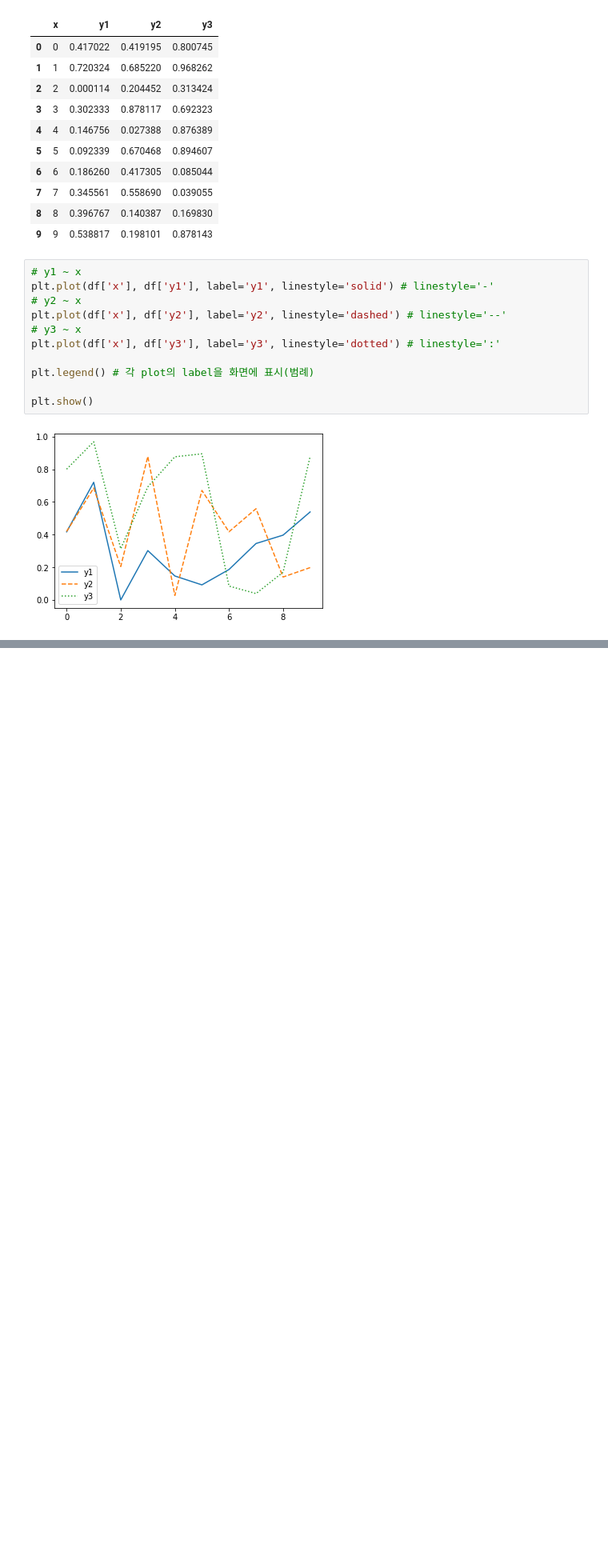
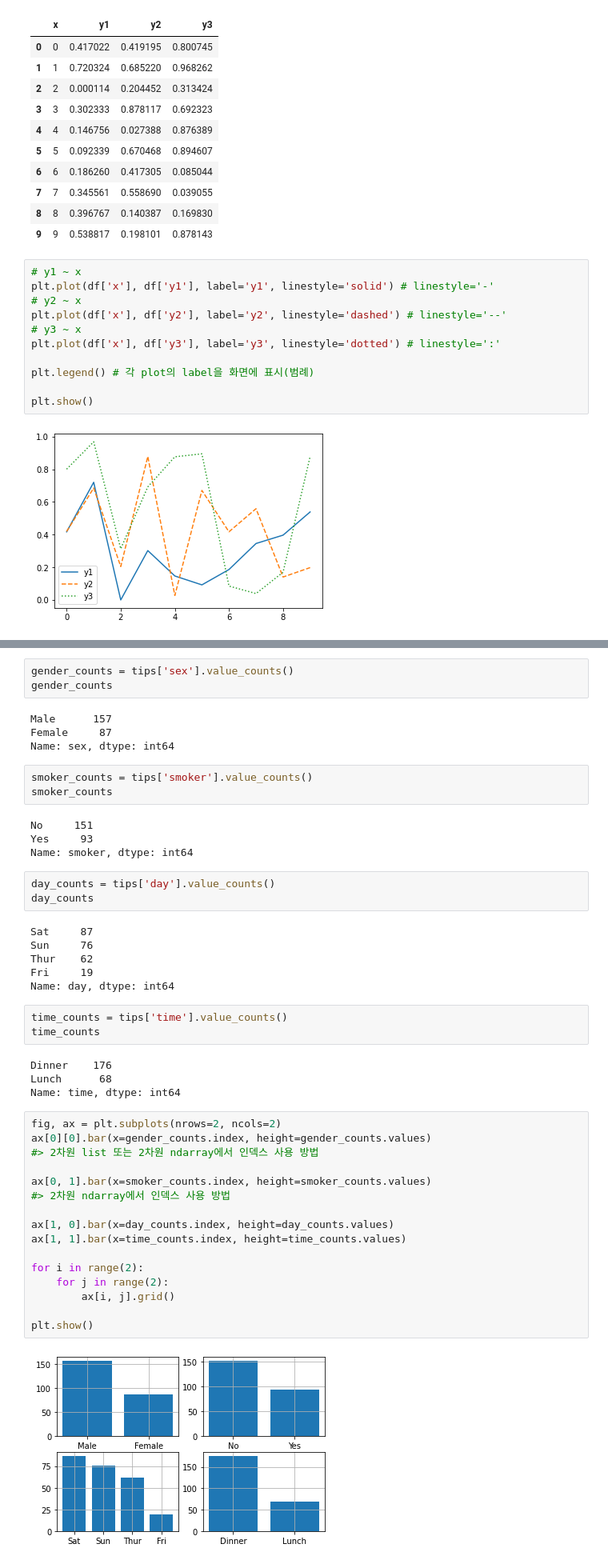
Before and after one commit to sejinseo/Itwill_Python, a Jupyter notebook: py21_matplotlib.ipynb, the cells around one changed output, grey strips where cells are left out. Shown: that part at 80% size. Drawn from its saved outputs; the diff is of its cells as text; blank space fills up the shorter version.

```diff
--- a/py21_matplotlib.ipynb
+++ b/py21_matplotlib.ipynb
@@ -505,0 +513,48 @@ plt.show()
+# %%
+gender_counts = tips['sex'].value_counts()
+gender_counts
+# %% [output]
+Male      157
+Female     87
+Name: sex, dtype: int64
+# %%
+smoker_counts = tips['smoker'].value_counts()
+smoker_counts
+# %% [output]
+No     151
+Yes     93
+Name: smoker, dtype: int64
+# %%
+day_counts = tips['day'].value_counts()
+day_counts
+# %% [output]
+Sat     87
+Sun     76
+Thur    62
+Fri     19
+Name: day, dtype: int64
+# %%
+time_counts = tips['time'].value_counts()
+time_counts
+# %% [output]
+Dinner    176
+Lunch      68
+Name: time, dtype: int64
+# %%
+fig, ax = plt.subplots(nrows=2, ncols=2)
+ax[0][0].bar(x=gender_counts.index, height=gender_counts.values)
+#> 2차원 list 또는 2차원 ndarray에서 인덱스 사용 방법
+
+ax[0, 1].bar(x=smoker_counts.index, height=smoker_counts.values)
+#> 2차원 ndarray에서 인덱스 사용 방법
+
+ax[1, 0].bar(x=day_counts.index, height=day_counts.values)
+ax[1, 1].bar(x=time_counts.index, height=time_counts.values)
+
+for i in range(2):
+    for j in range(2):
+        ax[i, j].grid()
+
+plt.show()
+# %% [output]
+[figure, added]
```
Also changed, not shown: parts of 6 cells of this notebook.
